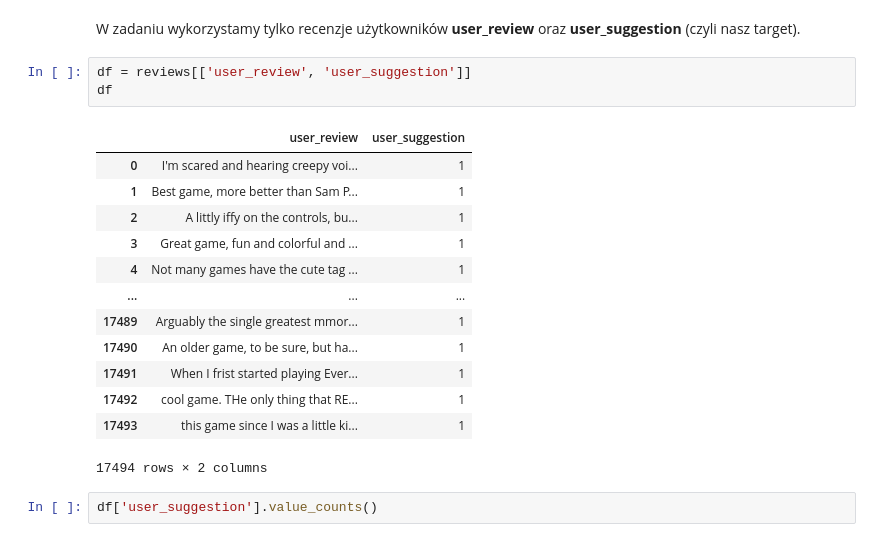
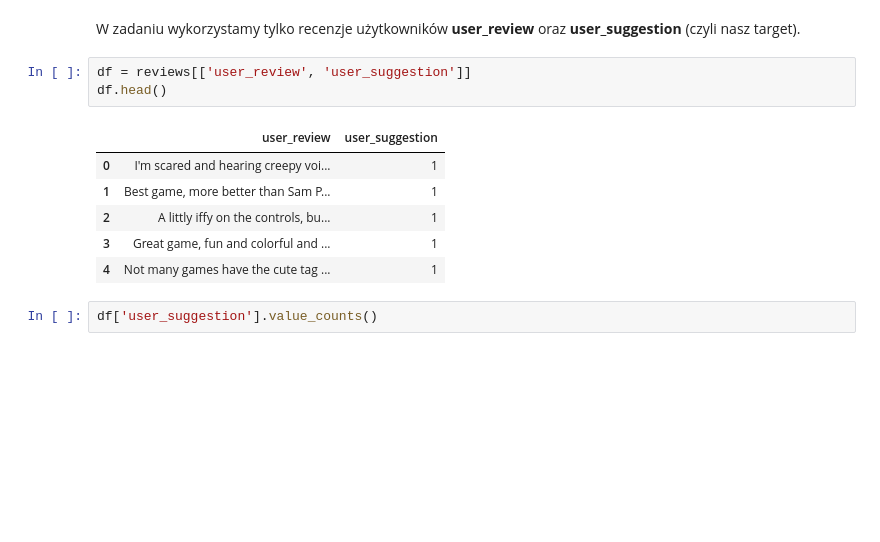
Before and after one commit to michal-uszko/zum_nlp_project, a Jupyter notebook: NLP_praca_domowa.ipynb, the cells around one changed output. Saved outputs shown, nothing was run; the diff lists cells and outputs as text; blank space fills up the shorter version.

```diff
--- a/NLP_praca_domowa.ipynb
+++ b/NLP_praca_domowa.ipynb
@@ -63,21 +63,14 @@ games_overiews
 W zadaniu wykorzystamy tylko recenzje użytkowników **user_review** oraz **user_suggestion** (czyli nasz target).
 # %%
 df = reviews[['user_review', 'user_suggestion']]
-df
+df.head()
 # %% [output]
 |  | user_review | user_suggestion |
 | 0 | I'm scared and hearing creepy voi... | 1 |
 | 1 | Best game, more better than Sam P... | 1 |
 | 2 | A littly iffy on the controls, bu... | 1 |
 | 3 | Great game, fun and colorful and ... | 1 |
 | 4 | Not many games have the cute tag ... | 1 |
-| ... | ... | ... |
-| 17489 | Arguably the single greatest mmor... | 1 |
-| 17490 | An older game, to be sure, but ha... | 1 |
-| 17491 | When I frist started playing Ever... | 1 |
-| 17492 | cool game. THe only thing that RE... | 1 |
-| 17493 | this game since I was a little ki... | 1 |
-17494 rows × 2 columns
 # %%
 df['user_suggestion'].value_counts()
 # %% [output]
```
Also changed, not shown: parts of 17 cells of this notebook.
